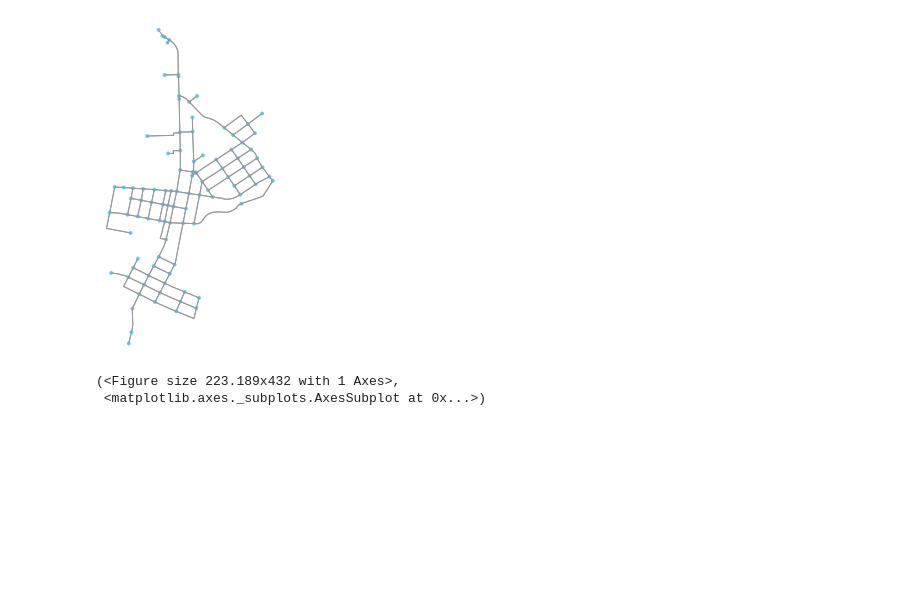
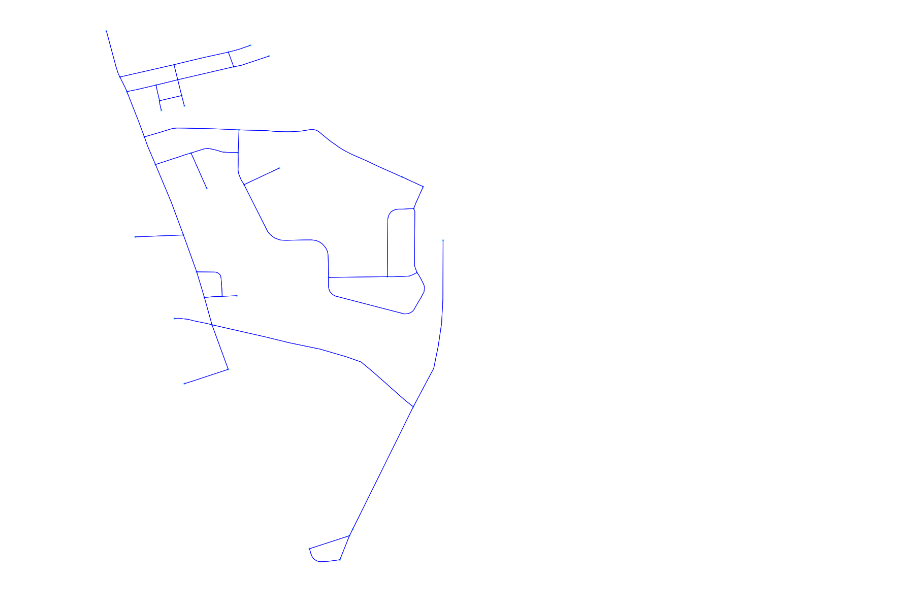
Before and after one commit to spring-epfl/pots, a Jupyter notebook: notebooks/maps.ipynb, the cells around one changed output. Cells and saved outputs as stored; diff of their text form; code cells hidden in the pictures; blank space fills up the shorter version.

```diff
--- a/notebooks/maps.ipynb
+++ b/notebooks/maps.ipynb
@@ -3,14 +3,23 @@ import osmnx as ox
 import networkx as nx
 import matplotlib.colors as colors
 import numpy as np
+import matplotlib.pyplot as plt
+import os
+
+town_name = 'Belfast, Pennsylvania, USA'
+map_size = 5000
+
+file_path = town_name.replace(' ','_')
+if not os.path.exists(file_path):
+    os.mkdir(file_path)
 # %%
-town = ox.graph_from_place('Wind Gap, Pennsylvania, USA', network_type='drive')
-ox.plot_graph(ox.project_graph(town))
-# here is the intial town
+
+town = ox.graph_from_place(town_name, network_type='drive')
+fig, ax = ox.plot_graph(ox.project_graph(town), edge_color='b', fig_height=20)
+fig.savefig('%s/town.png' % file_path)
+# here is the intial townfig.savefig('%s/test.png' % file_path)
 # %% [output]
-[figure, old version]
+[figure, new version]
-(<Figure size 223.189x432 with 1 Axes>,
- <matplotlib.axes._subplots.AxesSubplot at 0x...>)
 # %%
 # we want more than the town though, because we care about cutting it off from the outside, so we need to know about
 # the outside. For now, let's get everything within 10km of the center of town
```
Also changed, not shown: parts of 4 cells of this notebook, 6 other files.
